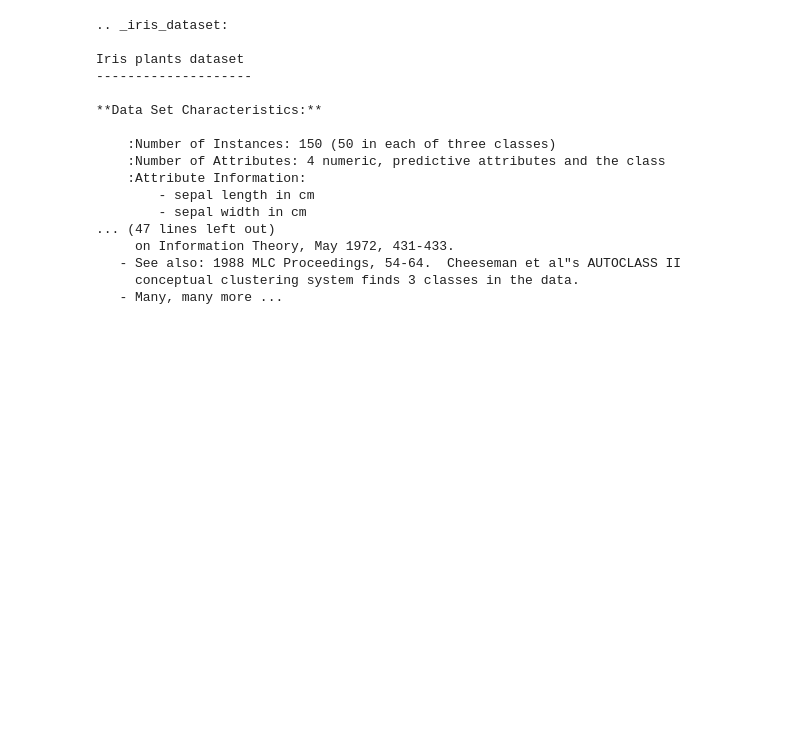
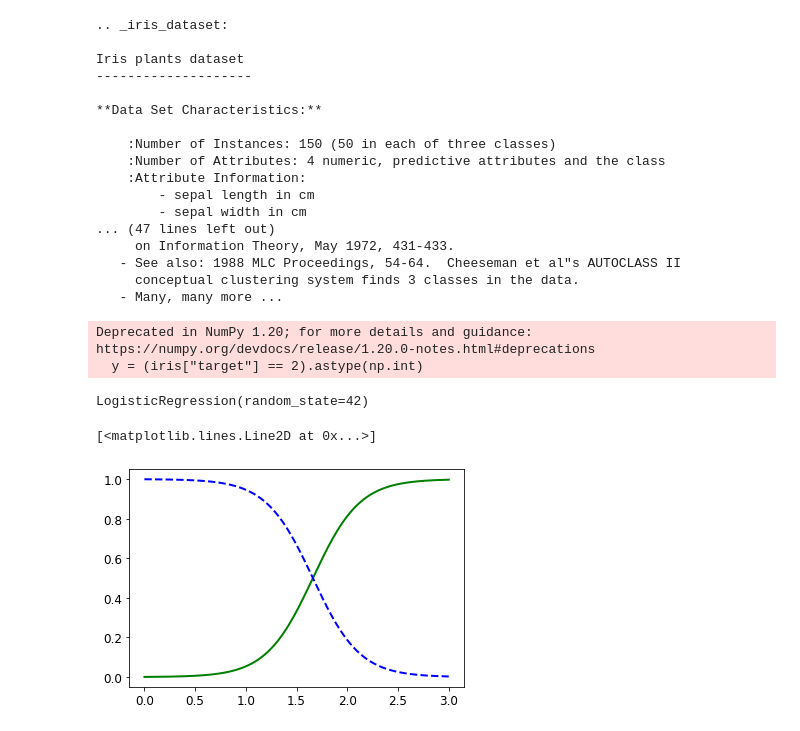
Before and after one commit to Vuean/Hands-On-ML, a Jupyter notebook: Chapter4/04_training_models.ipynb, the cells around one changed output. Cells and saved outputs as stored; diff of their text form; code cells hidden in the pictures; blank space fills up the shorter version.

```diff
--- a/Chapter4/04_training_models.ipynb
+++ b/Chapter4/04_training_models.ipynb
@@ -729,3 +729,25 @@ Iris plants dataset
    - See also: 1988 MLC Proceedings, 54-64.  Cheeseman et al"s AUTOCLASS II
      conceptual clustering system finds 3 classes in the data.
    - Many, many more ...
+# %%
+X = iris["data"][:, 3:]
+y = (iris["target"] == 2).astype(np.int)
+# %% [output]
+Deprecated in NumPy 1.20; for more details and guidance: https://numpy.org/devdocs/release/1.20.0-notes.html#deprecations
+  y = (iris["target"] == 2).astype(np.int)
+# %%
+#  训练一个逻辑回归模型：
+from sklearn.linear_model import LogisticRegression
+log_reg = LogisticRegression(solver="lbfgs", random_state=42)
+log_reg.fit(X, y)
+# %% [output]
+LogisticRegression(random_state=42)
+# %%
+X_new = np.linspace(0, 3, 1000).reshape(-1, 1)
+y_proba = log_reg.predict_proba(X_new)
+
+plt.plot(X_new, y_proba[:, 1], "g-", linewidth=2, label="Iris virginica")
+plt.plot(X_new, y_proba[:, 0], "b--", linewidth=2, label="Not Iris virginica")
+# %% [output]
+[<matplotlib.lines.Line2D at 0x...>]
+[figure, added]
```
Also changed, not shown: parts of 8 cells of this notebook, 9 other files.
